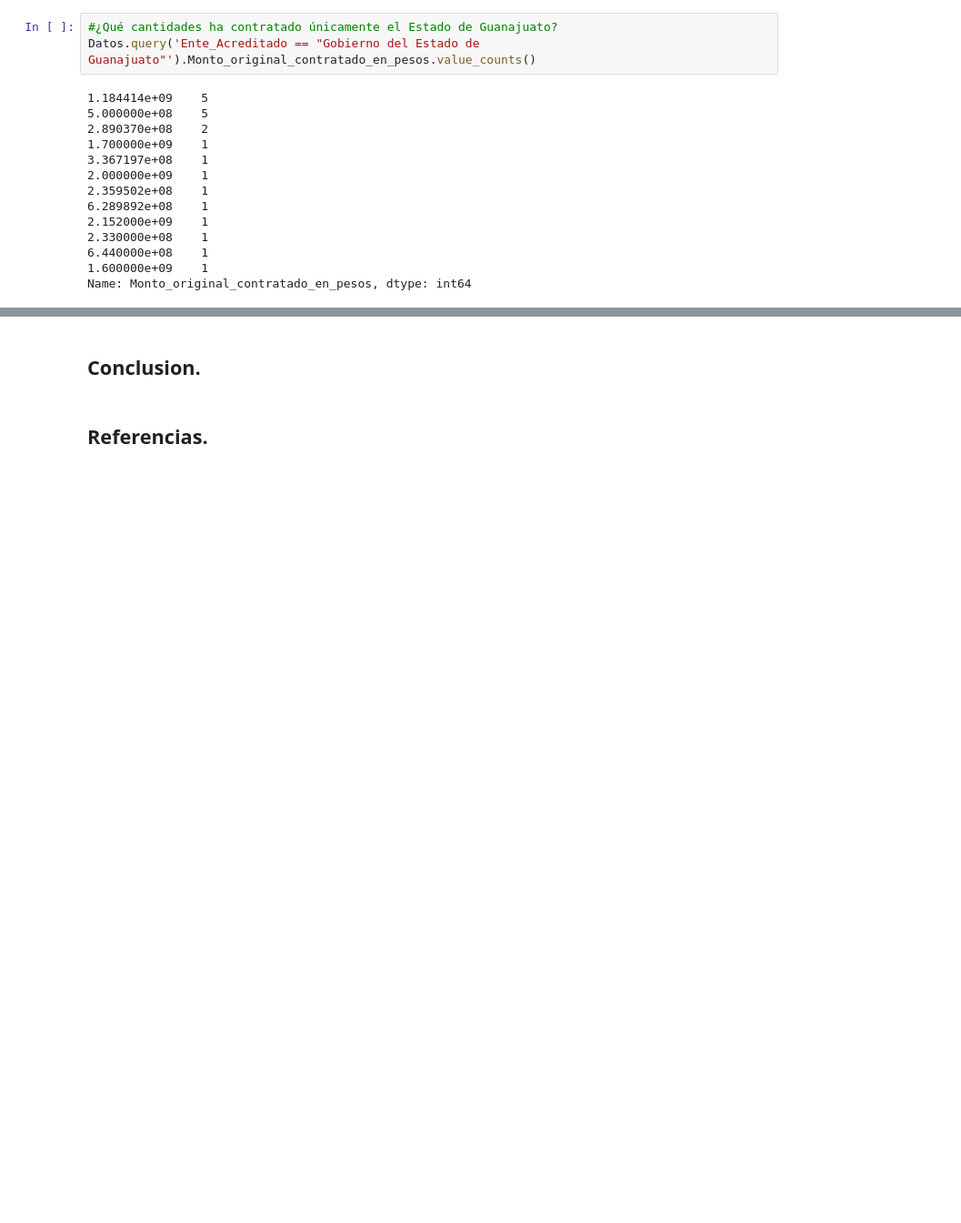
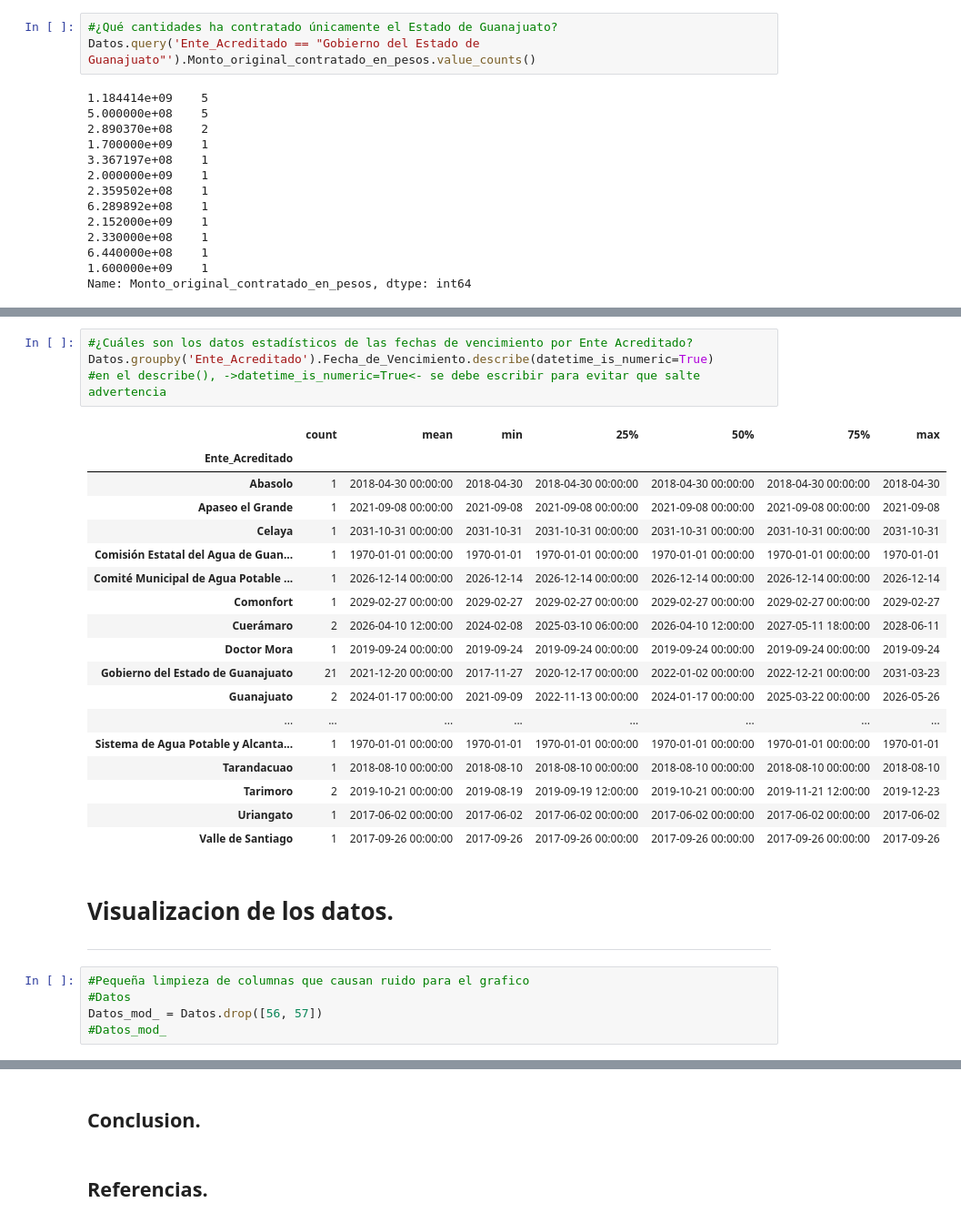
Before and after one commit to Edgar-La/hacking-civico, a Jupyter notebook: proyecto/proyecto-hacking-civico.ipynb, the cells around one changed output, grey strips where cells are left out. Shown at 91% size. Saved outputs shown, nothing was run; the diff lists cells and outputs as text; blank space fills up the shorter version.

Commit message:
Created using Colaboratory (limpieza y comentarios)

```diff
--- a/proyecto/proyecto-hacking-civico.ipynb
+++ b/proyecto/proyecto-hacking-civico.ipynb
@@ -489,0 +302,32 @@ alt.hconcat(l, o). properties(title = 'Gráfico de relación de fechas por Ente
+# %%
+#¿Cuáles son los datos estadísticos de las fechas de vencimiento por Ente Acreditado?
+Datos.groupby('Ente_Acreditado').Fecha_de_Vencimiento.describe(datetime_is_numeric=True)
+#en el describe(), ->datetime_is_numeric=True<- se debe escribir para evitar que salte advertencia
+# %% [output]
+|  | count | mean | min | 25% | 50% | 75% | max |
+| Ente_Acreditado |  |  |  |  |  |  |  |
+| Abasolo | 1 | 2018-04-30 00:00:00 | 2018-04-30 | 2018-04-30 00:00:00 | 2018-04-30 00:00:00 | 2018-04-30 00:00:00 | 2018-04-30 |
+| Apaseo el Grande | 1 | 2021-09-08 00:00:00 | 2021-09-08 | 2021-09-08 00:00:00 | 2021-09-08 00:00:00 | 2021-09-08 00:00:00 | 2021-09-08 |
+| Celaya | 1 | 2031-10-31 00:00:00 | 2031-10-31 | 2031-10-31 00:00:00 | 2031-10-31 00:00:00 | 2031-10-31 00:00:00 | 2031-10-31 |
+| Comisión Estatal del Agua de Guan... | 1 | 1970-01-01 00:00:00 | 1970-01-01 | 1970-01-01 00:00:00 | 1970-01-01 00:00:00 | 1970-01-01 00:00:00 | 1970-01-01 |
+| Comité Municipal de Agua Potable ... | 1 | 2026-12-14 00:00:00 | 2026-12-14 | 2026-12-14 00:00:00 | 2026-12-14 00:00:00 | 2026-12-14 00:00:00 | 2026-12-14 |
+| Comonfort | 1 | 2029-02-27 00:00:00 | 2029-02-27 | 2029-02-27 00:00:00 | 2029-02-27 00:00:00 | 2029-02-27 00:00:00 | 2029-02-27 |
+| Cuerámaro | 2 | 2026-04-10 12:00:00 | 2024-02-08 | 2025-03-10 06:00:00 | 2026-04-10 12:00:00 | 2027-05-11 18:00:00 | 2028-06-11 |
+| Doctor Mora | 1 | 2019-09-24 00:00:00 | 2019-09-24 | 2019-09-24 00:00:00 | 2019-09-24 00:00:00 | 2019-09-24 00:00:00 | 2019-09-24 |
+| Gobierno del Estado de Guanajuato | 21 | 2021-12-20 00:00:00 | 2017-11-27 | 2020-12-17 00:00:00 | 2022-01-02 00:00:00 | 2022-12-21 00:00:00 | 2031-03-23 |
+| Guanajuato | 2 | 2024-01-17 00:00:00 | 2021-09-09 | 2022-11-13 00:00:00 | 2024-01-17 00:00:00 | 2025-03-22 00:00:00 | 2026-05-26 |
+| ... | ... | ... | ... | ... | ... | ... | ... |
+| Sistema de Agua Potable y Alcanta... | 1 | 1970-01-01 00:00:00 | 1970-01-01 | 1970-01-01 00:00:00 | 1970-01-01 00:00:00 | 1970-01-01 00:00:00 | 1970-01-01 |
+| Tarandacuao | 1 | 2018-08-10 00:00:00 | 2018-08-10 | 2018-08-10 00:00:00 | 2018-08-10 00:00:00 | 2018-08-10 00:00:00 | 2018-08-10 |
+| Tarimoro | 2 | 2019-10-21 00:00:00 | 2019-08-19 | 2019-09-19 12:00:00 | 2019-10-21 00:00:00 | 2019-11-21 12:00:00 | 2019-12-23 |
+| Uriangato | 1 | 2017-06-02 00:00:00 | 2017-06-02 | 2017-06-02 00:00:00 | 2017-06-02 00:00:00 | 2017-06-02 00:00:00 | 2017-06-02 |
+| Valle de Santiago | 1 | 2017-09-26 00:00:00 | 2017-09-26 | 2017-09-26 00:00:00 | 2017-09-26 00:00:00 | 2017-09-26 00:00:00 | 2017-09-26 |
+# %% [markdown]
+# __Visualizacion de los datos.__
+
+---
+# %%
+#Pequeña limpieza de columnas que causan ruido para el grafico
+#Datos
+Datos_mod_ = Datos.drop([56, 57])
+#Datos_mod_
```
Also changed, not shown: parts of 41 cells of this notebook.
